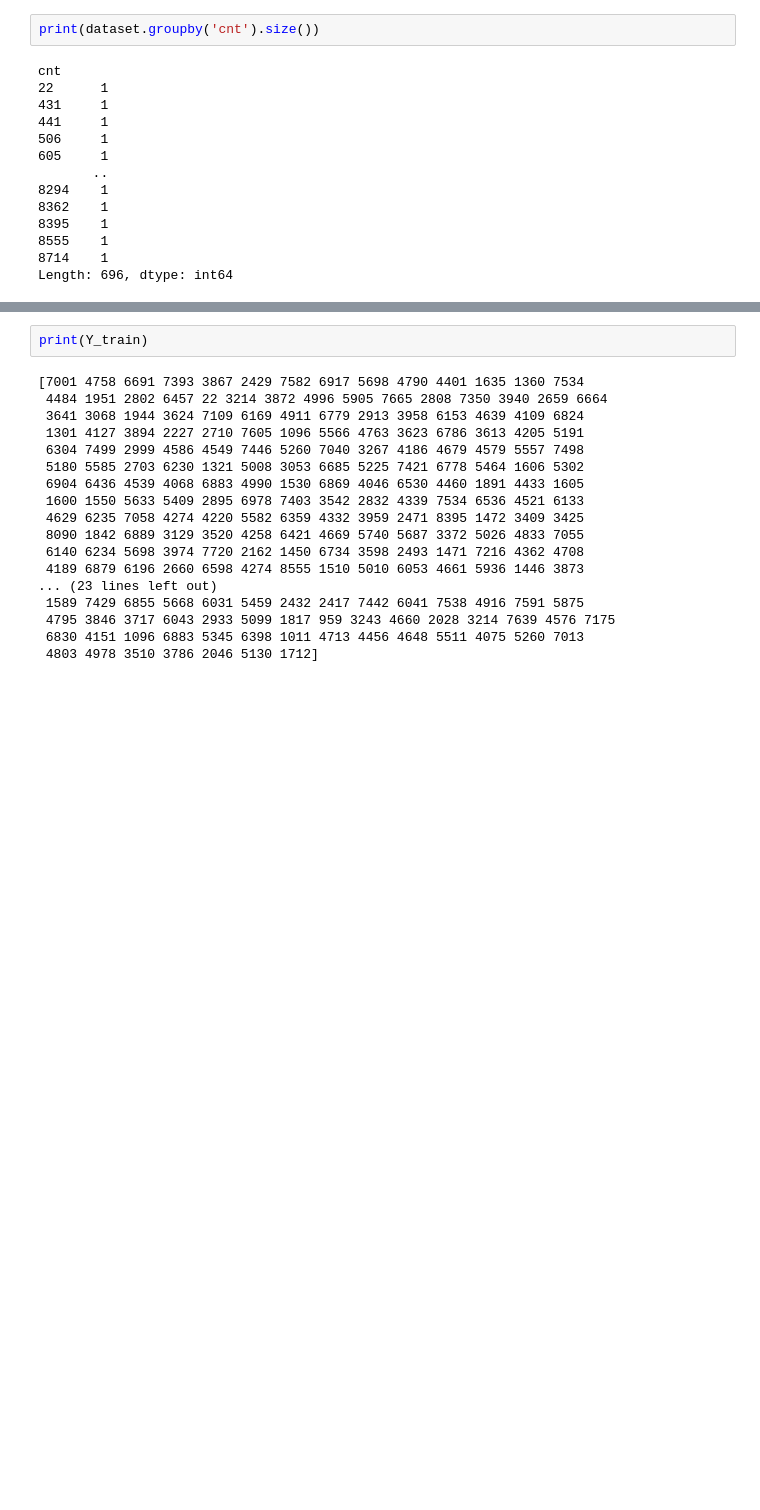
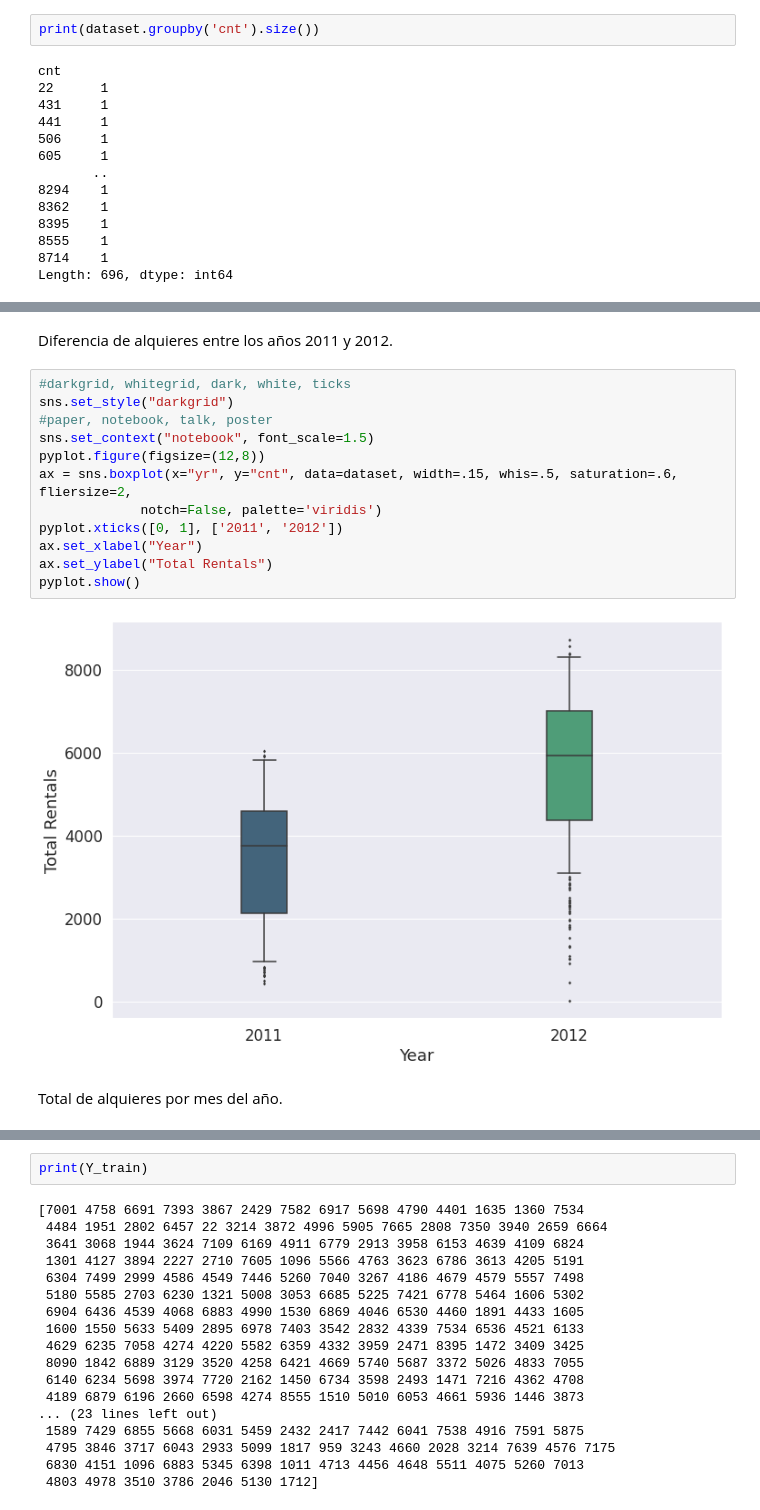
Before and after one commit to DanielCarrascoPerez/AAMD, a Jupyter notebook: lectura.ipynb, the cells around one changed output, grey strips where cells are left out. Cells and saved outputs as stored; diff of their text form; blank space fills up the shorter version.

```diff
--- a/lectura.ipynb
+++ b/lectura.ipynb
@@ -94,0 +143,18 @@ Length: 696, dtype: int64
+# %% [markdown]
+Diferencia de alquieres entre los años 2011 y 2012.
+# %%
+#darkgrid, whitegrid, dark, white, ticks
+sns.set_style("darkgrid")
+#paper, notebook, talk, poster
+sns.set_context("notebook", font_scale=1.5)
+pyplot.figure(figsize=(12,8))
+ax = sns.boxplot(x="yr", y="cnt", data=dataset, width=.15, whis=.5, saturation=.6, fliersize=2,
+             notch=False, palette='viridis')
+pyplot.xticks([0, 1], ['2011', '2012'])
+ax.set_xlabel("Year")
+ax.set_ylabel("Total Rentals")
+pyplot.show()
+# %% [output]
+[figure, added]
+# %% [markdown]
+Total de alquieres por mes del año.
```
Also changed, not shown: parts of 21 cells of this notebook.
